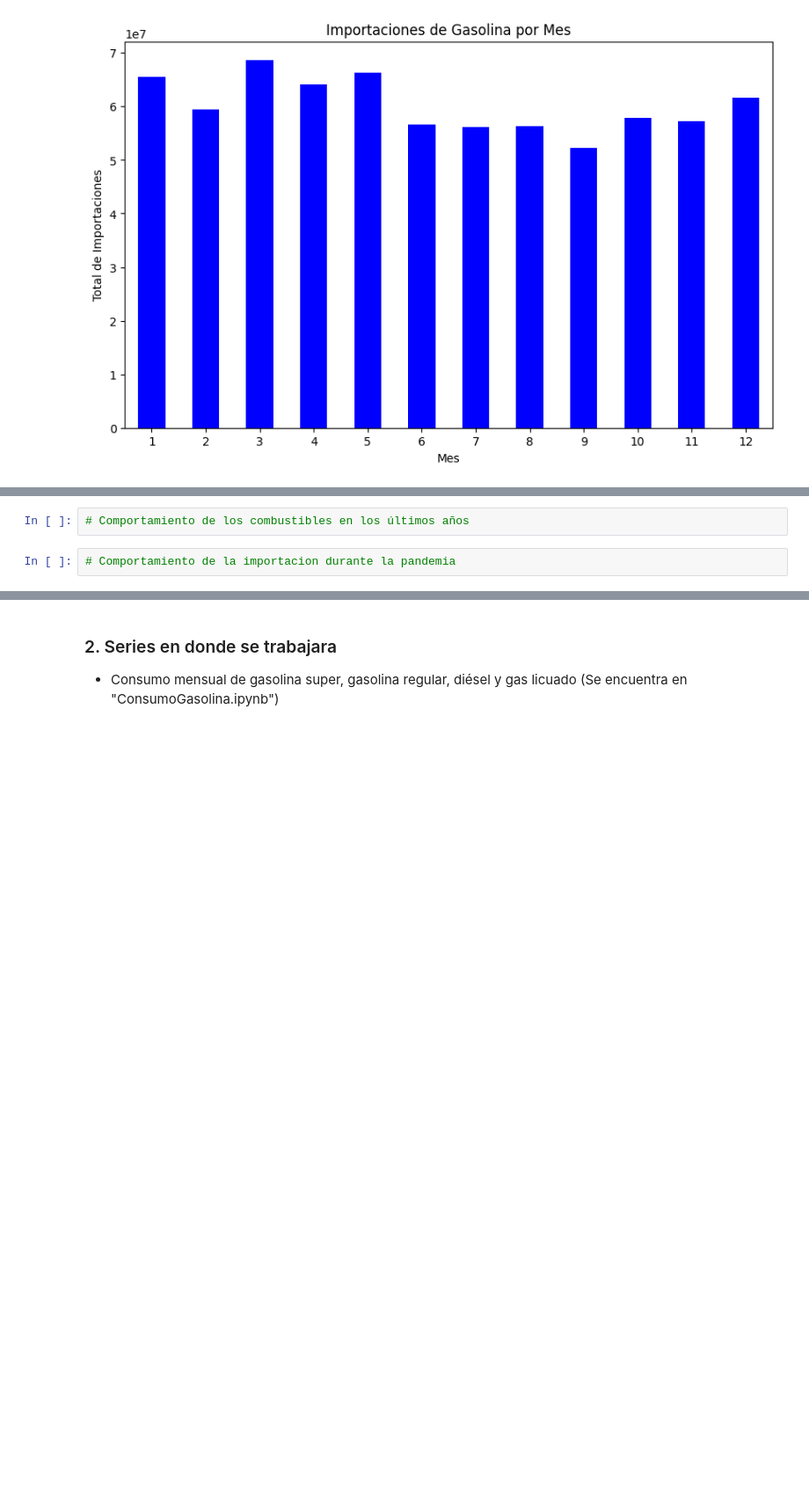
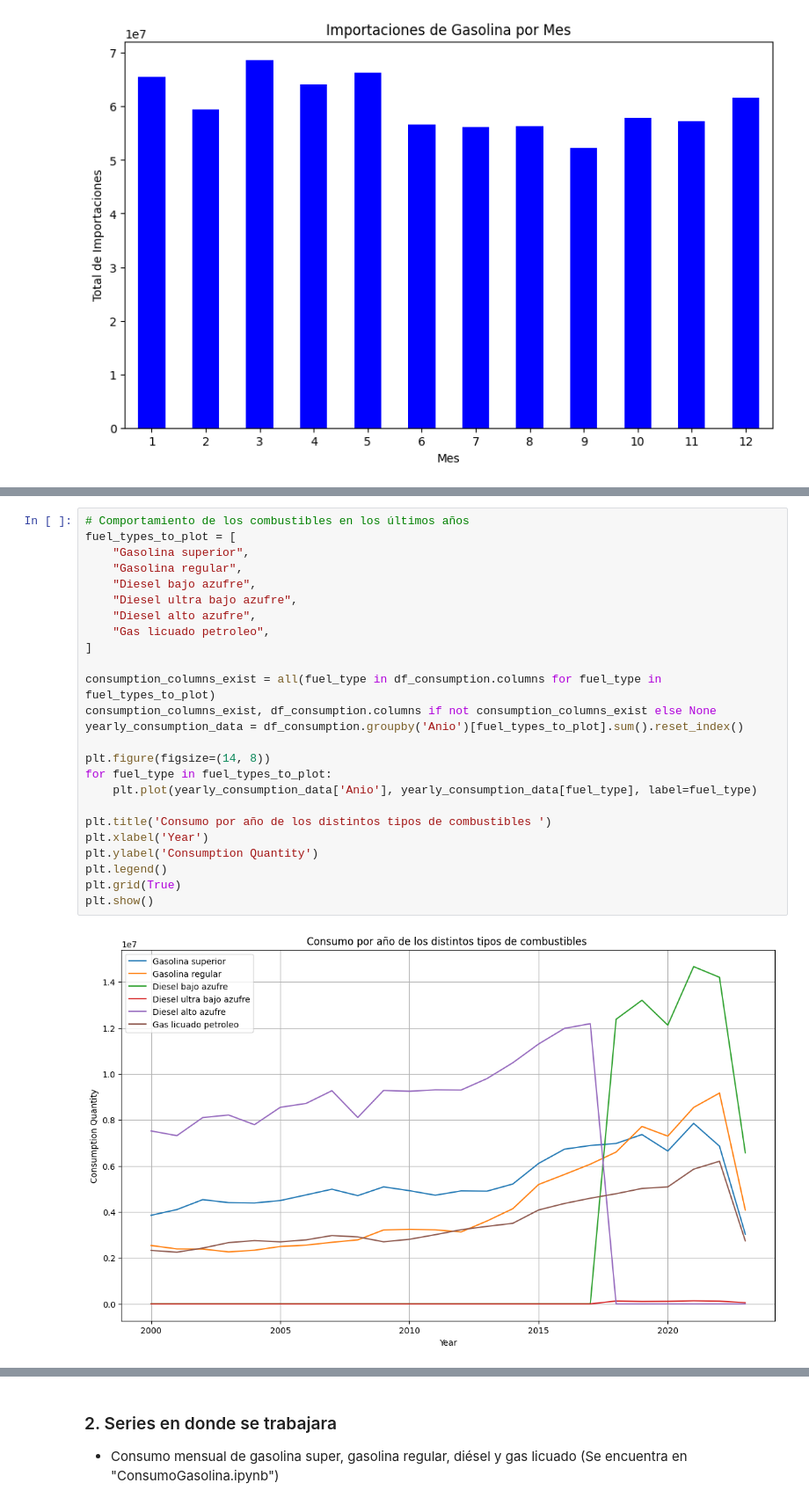
Before and after one commit to CrisLayB/DataScience_Lab02, a Jupyter notebook: 1_&_2_ExploratoryAnalysis.ipynb, the cells around one changed output, grey strips where cells are left out. Shown at 88% size. Saved outputs shown, nothing was run; the diff lists cells and outputs as text; blank space fills up the shorter version.

Commit message:
finish graphs

```diff
--- a/1_&_2_ExploratoryAnalysis.ipynb
+++ b/1_&_2_ExploratoryAnalysis.ipynb
@@ -168,7 +165,30 @@ plt.grid(True)
 plt.show()
 # %% [output]
 [figure]
-# %%
-# Comportamiento de los combustibles en los últimos años
-# %%
-# Comportamiento de la importacion durante la pandemia
+# %%
+# Comportamiento de los combustibles en los últimos años
+fuel_types_to_plot = [
+    "Gasolina superior",
+    "Gasolina regular",
+    "Diesel bajo azufre",
+    "Diesel ultra bajo azufre",
+    "Diesel alto azufre",
+    "Gas licuado petroleo",
+]
+
+consumption_columns_exist = all(fuel_type in df_consumption.columns for fuel_type in fuel_types_to_plot)
+consumption_columns_exist, df_consumption.columns if not consumption_columns_exist else None
+yearly_consumption_data = df_consumption.groupby('Anio')[fuel_types_to_plot].sum().reset_index()
+
+plt.figure(figsize=(14, 8))
+for fuel_type in fuel_types_to_plot:
+    plt.plot(yearly_consumption_data['Anio'], yearly_consumption_data[fuel_type], label=fuel_type)
+
+plt.title('Consumo por año de los distintos tipos de combustibles ')
+plt.xlabel('Year')
+plt.ylabel('Consumption Quantity')
+plt.legend()
+plt.grid(True)
+plt.show()
+# %% [output]
+[figure, added]
```
Also changed, not shown: parts of 2 cells of this notebook.
